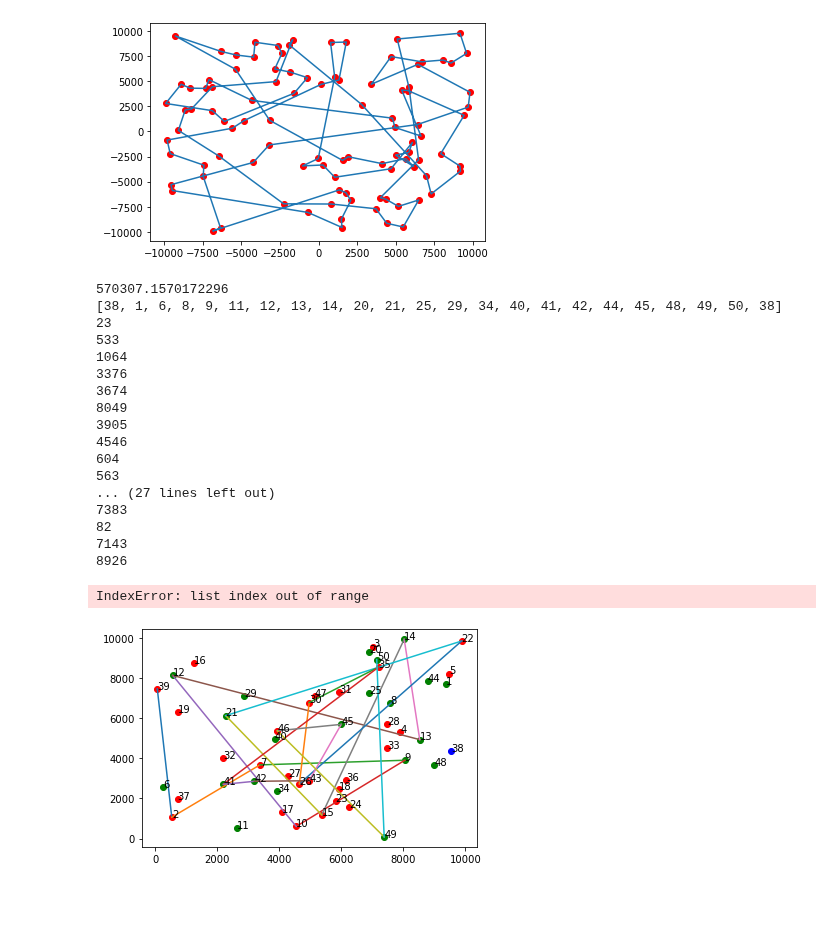
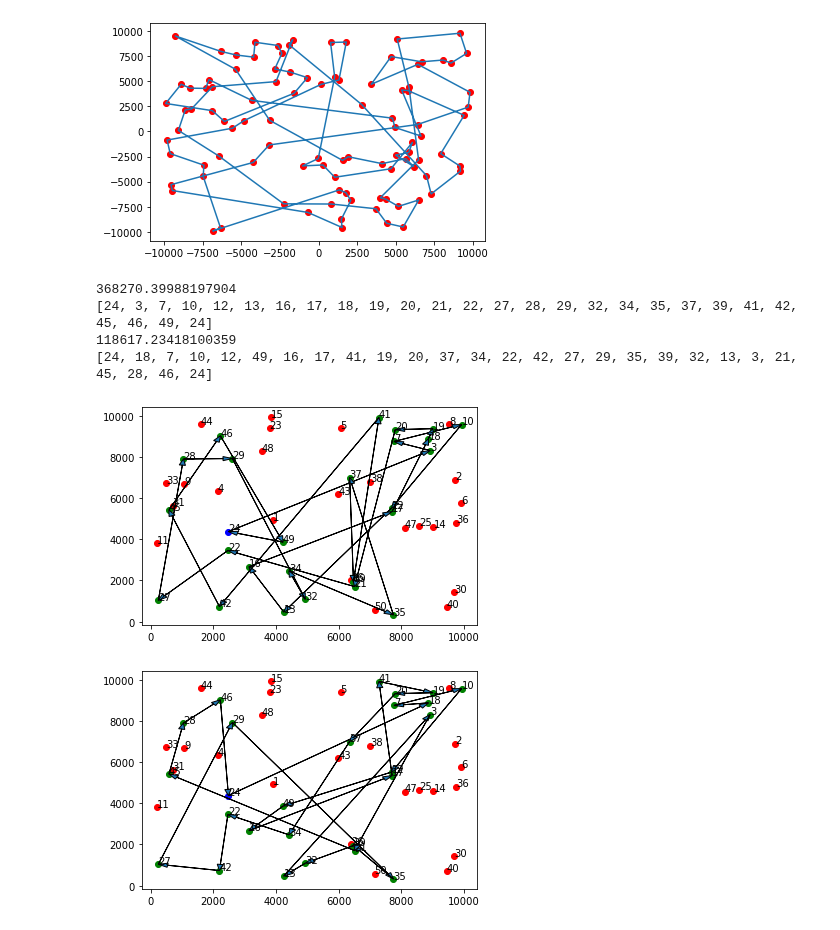
Before and after one commit to SnipeDragons/Algo-Livrable-1, a Jupyter notebook: Recuit.ipynb, the cells around one changed output. Drawn from its saved outputs; the diff is of its cells as text; code cells hidden in the pictures; blank space fills up the shorter version.

```diff
--- a/Recuit.ipynb
+++ b/Recuit.ipynb
@@ -101,7 +101,7 @@ def GeneratorCity(nb_city: int = 10, size_map: tuple = (100, 100)) -> list:
     return [[abscissa[i],ordinate[i]] for i in range(nb_city)]
 
 
-def DefinitionCity(cities: list, only_delivered: bool = True) -> list:
+def DefinitionCity(cities: list) -> list:
     """
     Defines the type of cities
 
@@ -144,11 +144,17 @@ def GeneratorGraph(cities: list, fluctuation: int = 10, fluctuation_weight: int
         for j in range(len(cities)):
             if i != j:
                 # Traffic randomization
-                arc_fluctuation = random.randrange(1, fluctuation)
+                if fluctuation == 0:
+                    arc_fluctuation = 0
+                else:
+                    arc_fluctuation = random.randrange(0, fluctuation)
                 # Calculation of the distance between two points
                 arc_min_cost = sqrt(pow(cities[i][0] - cities[j][0], 2) + pow(cities[i][1] - cities[j][1], 2))
                 # Randomization of the traffic amplitude
-                arc_fluctuation_weight = random.randrange(1, fluctuation_weight) * arc_min_cost
+                if fluctuation_weight == 0:
+                    arc_fluctuation_weight = 0
+                else:
+                    arc_fluctuation_weight = random.randrange(0, fluctuation_weight) * arc_min_cost
 
                 # Completion of the matrix
                 generator[i][j] = (arc_fluctuation, arc_fluctuation_weight, arc_min_cost)
@@ -287,50 +342,49 @@ def DisplayCycle(cities: list, cycle: list):
 # %%
-random.seed(a=10)
+# Seed of generation
+random.seed(a=3)
 
-
+# Generator settings
 nbPoints = 50
 Size_Map = (10000, 10000)
 Fluctuation = 10
 Fluctuation_Weight = 10
 
-points = DefinitionCity(GeneratorCity(nbPoints, Size_Map), False)
+# Generation of cities
+points = DefinitionCity(GeneratorCity(nbPoints, Size_Map))
 
+# Generation of the graph
+graph = GeneratorGraph(points, Fluctuation, Fluctuation_Weight)
+
+# Create a path with every cities which need to be delivered
 cycle = []
 for i in range(len(points)):
     if points[i][2] == 1:
         cycle += [i+1]
-
+# Get the repository point
 repository = [x+1 for x, y in enumerate(points) if y[2] == 2]
+# Add the depository on the path
 cycle = repository + cycle + repository
 
-graph = GeneratorGraph(points, Fluctuation, Fluctuation_Weight)
-
+## Initiale solution
+# Calculate the energie of the path
 energie = EnergieSum(graph, cycle)
 print(energie)
 print(cycle)
-DisplayCycle(points, cycle)
+# Initiate the first figure
+fig1, ax1 = plt.subplots()
+DisplayCycle(ax1, points, cycle)
 
+## Improvement of the solution
 cycle, energie = Recuit(graph, cycle, energie, 200.0, 0.001, 0.999)
 print(energie)
 print(cycle)
-DisplayCycle(points, cycle)
+# Initiate the second figure
+fig2, ax2 = plt.subplots()
+DisplayCycle(ax2, points, cycle)
 # %% [output]
-570307.1570172296
-[38, 1, 6, 8, 9, 11, 12, 13, 14, 20, 21, 25, 29, 34, 40, 41, 42, 44, 45, 48, 49, 50, 38]
-23
-533
-1064
-3376
-3674
-8049
-3905
-4546
-604
-563
-... (27 lines left out)
-7383
-82
-7143
-8926
+368270.39988197904
+[24, 3, 7, 10, 12, 13, 16, 17, 18, 19, 20, 21, 22, 27, 28, 29, 32, 34, 35, 37, 39, 41, 42, 45, 46, 49, 24]
+118617.23418100359
+[24, 18, 7, 10, 12, 49, 16, 17, 41, 19, 20, 37, 34, 22, 42, 27, 29, 35, 39, 32, 13, 3, 21, 45, 28, 46, 24]
-IndexError: list index out of range
-[figure, old version]
+[figure, new version]
+[figure, added]
```
Also changed, not shown: parts of 2 cells of this notebook, 1 other file.
